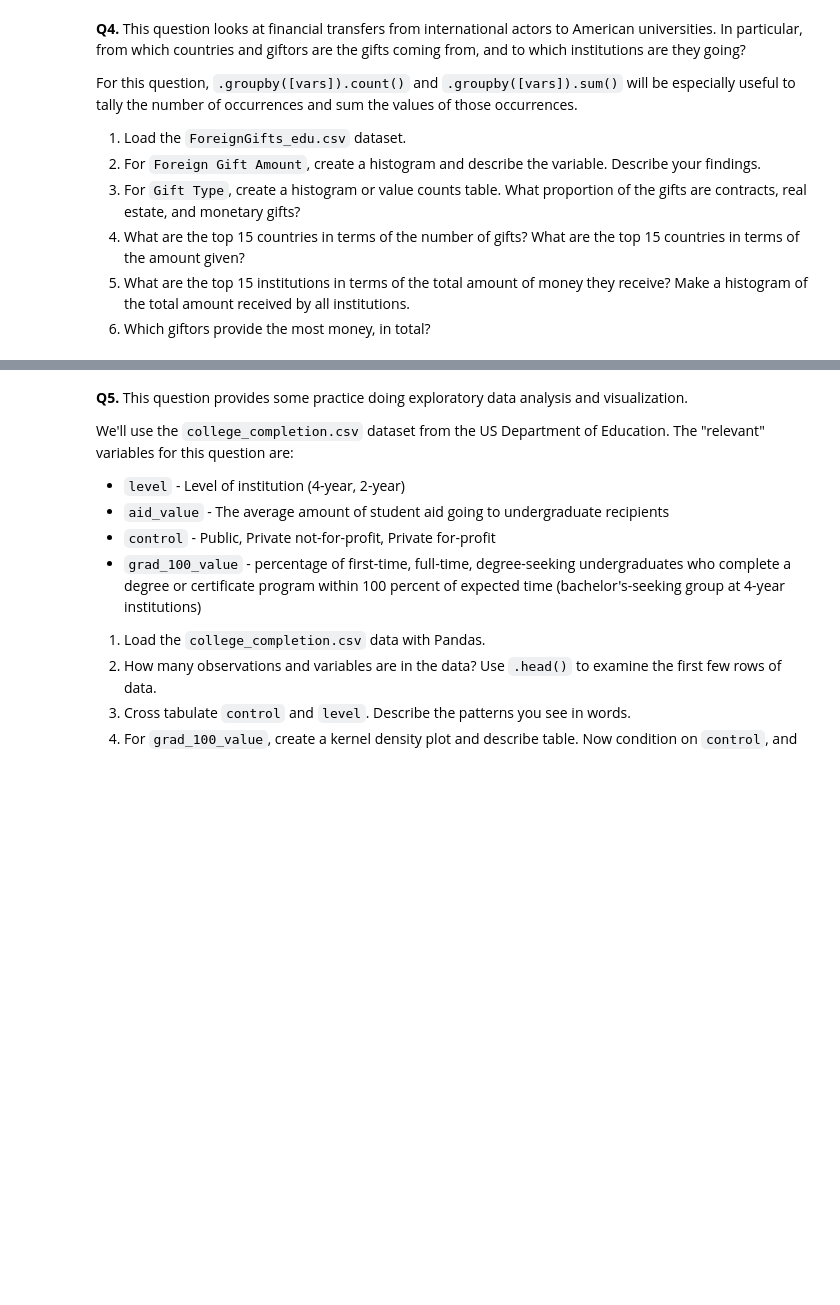
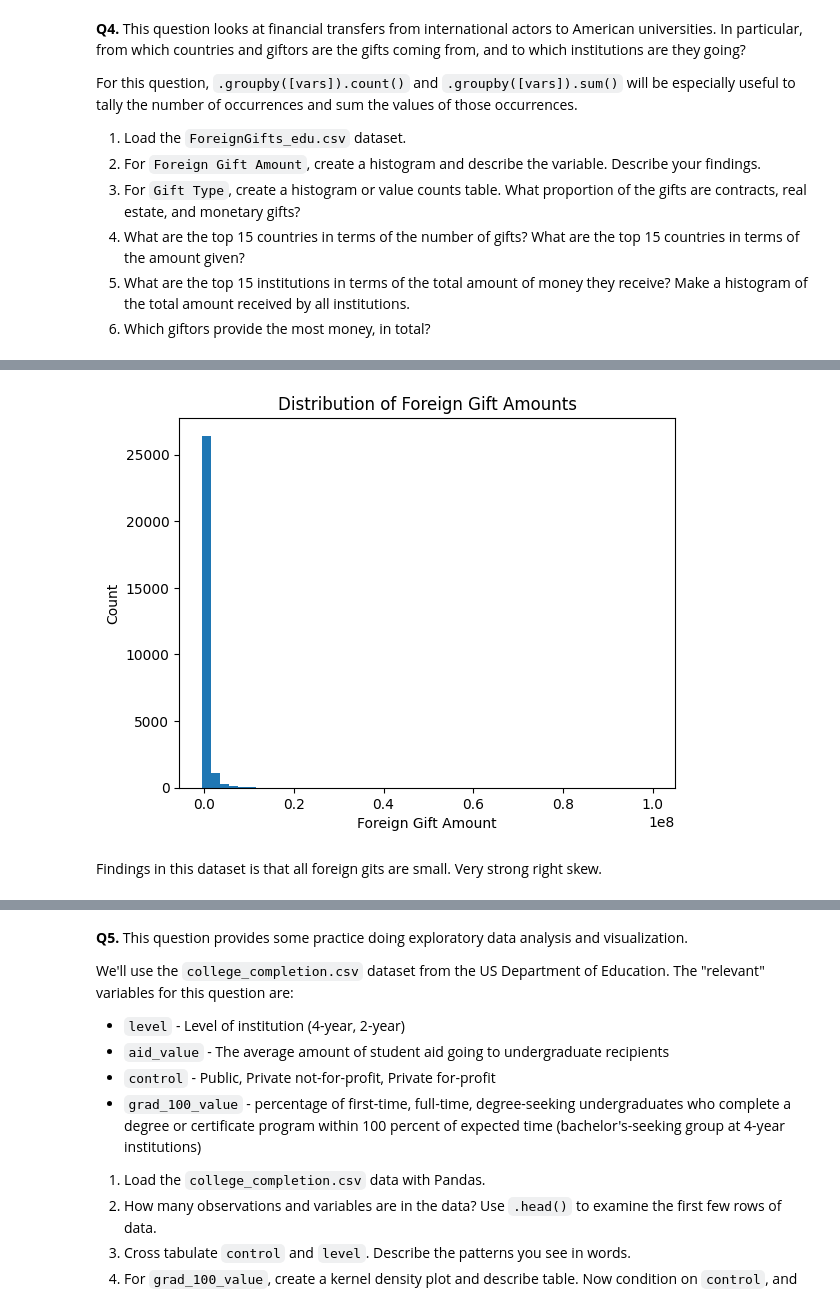
Before and after one commit to JasonYe05/undergrad_ml_assignments, a Jupyter notebook: 01_assignment_wrangling_and_eda.ipynb, the cells around one changed output, grey strips where cells are left out. Saved outputs shown, nothing was run; the diff lists cells and outputs as text; code cells hidden in the pictures; blank space fills up the shorter version.

```diff
--- a/01_assignment_wrangling_and_eda.ipynb
+++ b/01_assignment_wrangling_and_eda.ipynb
@@ -305,3 +299,7 @@ For this question, `.groupby([vars]).count()` and `.groupby([vars]).sum()` will
 4. What are the top 15 countries in terms of the number of gifts? What are the top 15 countries in terms of the amount given?
 5. What are the top 15 institutions in terms of the total amount of money they receive? Make a histogram of the total amount received by all institutions.
 6. Which giftors provide the most money, in total?
+# %%
+df_gifts = pd.read_csv('/content/data/ForeignGifts_edu.csv', encoding='latin1')
+df_gifts.shape
+df_gifts.head()
@@ -307,0 +313,12 @@ For this question, `.groupby([vars]).count()` and `.groupby([vars]).sum()` will
+# %%
+df_gifts["Foreign Gift Amount"] = pd.to_numeric(df_gifts["Foreign Gift Amount"], errors="coerce")
+
+plt.hist(df_gifts["Foreign Gift Amount"].dropna(), bins=50)
+plt.xlabel("Foreign Gift Amount")
+plt.ylabel("Count")
+plt.title("Distribution of Foreign Gift Amounts")
+plt.show()
+# %% [output]
+[figure, added]
+# %% [markdown]
+Findings in this dataset is that all foreign gits are small. Very strong right skew.
```
Also changed, not shown: parts of 11 cells of this notebook.
